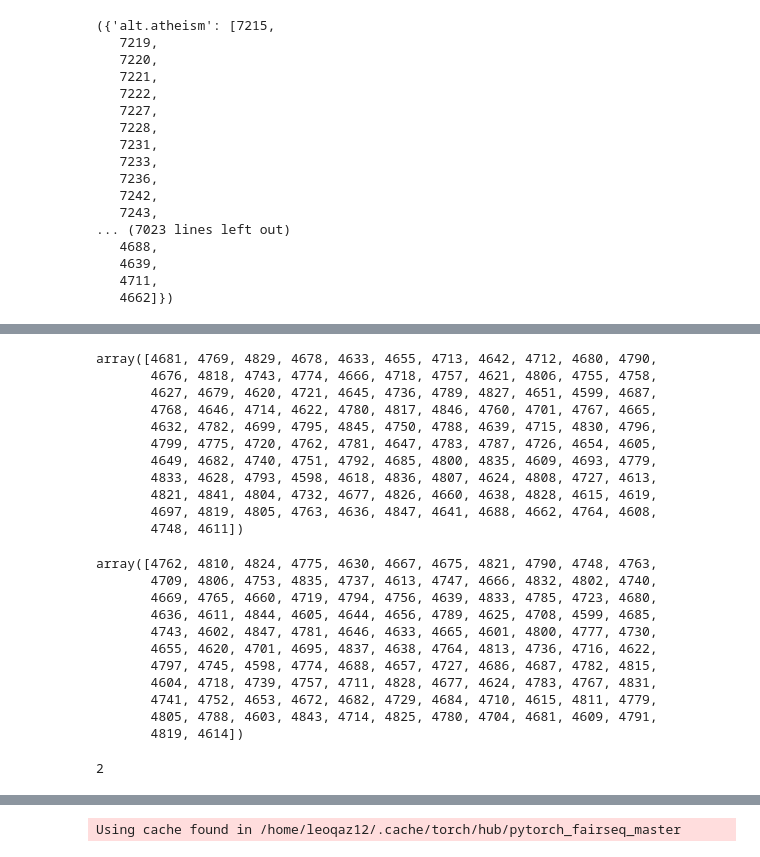
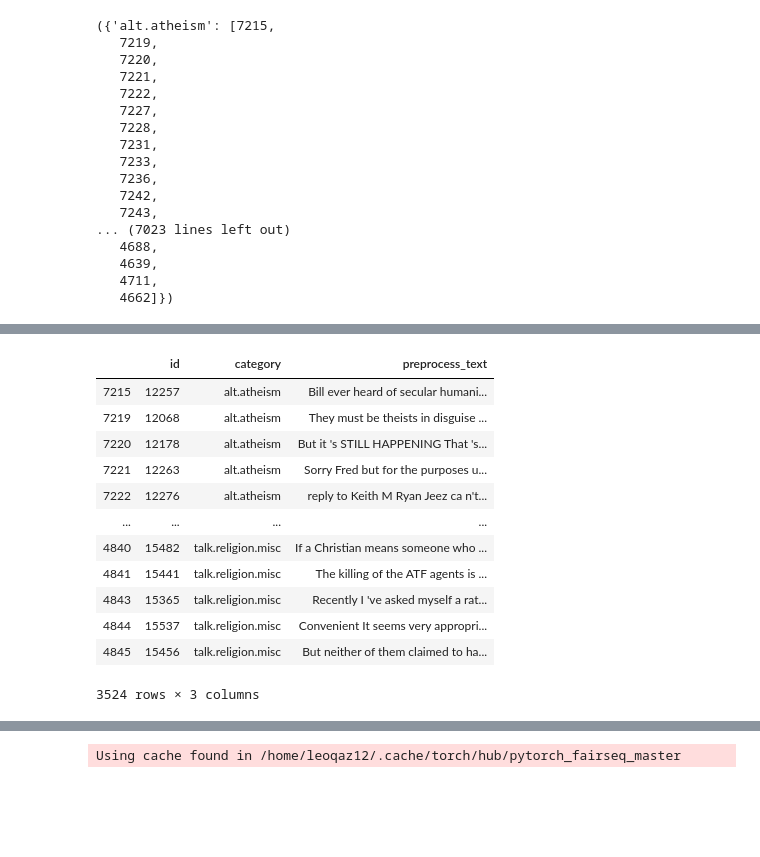
Before and after one commit to tychen5/SequenceFramework, a Jupyter notebook: 1.AnalyzeData_Preprocessing.ipynb, the cells around one changed output, grey strips where cells are left out. Saved outputs shown, nothing was run; the diff lists cells and outputs as text; code cells hidden in the pictures; blank space fills up the shorter version.

```diff
--- a/1.AnalyzeData.ipynb
+++ b/1.AnalyzeData_Preprocessing.ipynb
@@ -475,33 +451,20 @@ valid_dict[cat]
-# %%
-kk
-# %% [output]
-array([4681, 4769, 4829, 4678, 4633, 4655, 4713, 4642, 4712, 4680, 4790,
-       4676, 4818, 4743, 4774, 4666, 4718, 4757, 4621, 4806, 4755, 4758,
-       4627, 4679, 4620, 4721, 4645, 4736, 4789, 4827, 4651, 4599, 4687,
-       4768, 4646, 4714, 4622, 4780, 4817, 4846, 4760, 4701, 4767, 4665,
-       4632, 4782, 4699, 4795, 4845, 4750, 4788, 4639, 4715, 4830, 4796,
-       4799, 4775, 4720, 4762, 4781, 4647, 4783, 4787, 4726, 4654, 4605,
-       4649, 4682, 4740, 4751, 4792, 4685, 4800, 4835, 4609, 4693, 4779,
-       4833, 4628, 4793, 4598, 4618, 4836, 4807, 4624, 4808, 4727, 4613,
-       4821, 4841, 4804, 4732, 4677, 4826, 4660, 4638, 4828, 4615, 4619,
-       4697, 4819, 4805, 4763, 4636, 4847, 4641, 4688, 4662, 4764, 4608,
-       4748, 4611])
-# %%
-idd = ids.tolist()
-np.array(idd)[np.random.choice(len(idd), size=int(len(idd)/2), replace=False)]
-# %% [output]
-array([4762, 4810, 4824, 4775, 4630, 4667, 4675, 4821, 4790, 4748, 4763,
-       4709, 4806, 4753, 4835, 4737, 4613, 4747, 4666, 4832, 4802, 4740,
-       4669, 4765, 4660, 4719, 4794, 4756, 4639, 4833, 4785, 4723, 4680,
-       4636, 4611, 4844, 4605, 4644, 4656, 4789, 4625, 4708, 4599, 4685,
-       4743, 4602, 4847, 4781, 4646, 4633, 4665, 4601, 4800, 4777, 4730,
-       4655, 4620, 4701, 4695, 4837, 4638, 4764, 4813, 4736, 4716, 4622,
-       4797, 4745, 4598, 4774, 4688, 4657, 4727, 4686, 4687, 4782, 4815,
-       4604, 4718, 4739, 4757, 4711, 4828, 4677, 4624, 4783, 4767, 4831,
-       4741, 4752, 4653, 4672, 4682, 4729, 4684, 4710, 4615, 4811, 4779,
-       4805, 4788, 4603, 4843, 4714, 4825, 4780, 4704, 4681, 4609, 4791,
-       4819, 4614])
-# %%
-int(5/2)
-# %% [output]
-2
+# %%
+valid_df = pd.DataFrame(columns=['id','category','preprocess_text'])
+for cat,id_li in valid_dict.items():
+    temp_df = dev_df_select_[dev_df_select_.index.isin(id_li)]
+    valid_df = pd.concat([valid_df,temp_df])
+valid_df
+# %% [output]
+|  | id | category | preprocess_text |
+| 7215 | 12257 | alt.atheism | Bill ever heard of secular humani... |
+| 7219 | 12068 | alt.atheism | They must be theists in disguise ... |
+| 7220 | 12178 | alt.atheism | But it 's STILL HAPPENING That 's... |
+| 7221 | 12263 | alt.atheism | Sorry Fred but for the purposes u... |
+| 7222 | 12276 | alt.atheism | reply to Keith M Ryan Jeez ca n't... |
+| ... | ... | ... | ... |
+| 4840 | 15482 | talk.religion.misc | If a Christian means someone who ... |
+| 4841 | 15441 | talk.religion.misc | The killing of the ATF agents is ... |
+| 4843 | 15365 | talk.religion.misc | Recently I 've asked myself a rat... |
+| 4844 | 15537 | talk.religion.misc | Convenient It seems very appropri... |
+| 4845 | 15456 | talk.religion.misc | But neither of them claimed to ha... |
+3524 rows × 3 columns
```
Also changed, not shown: parts of 5 cells of this notebook.
